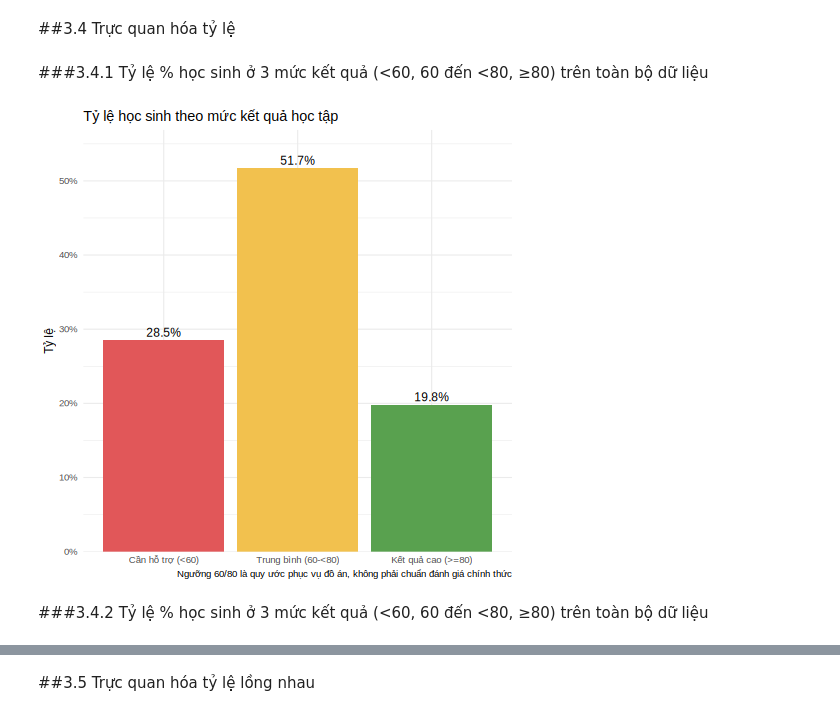
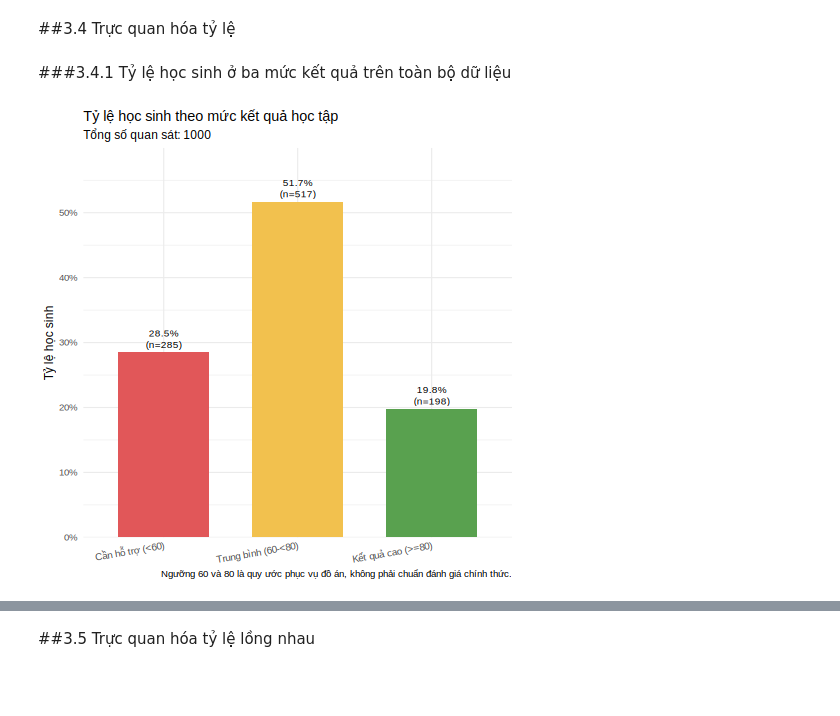
Before and after one commit to 25-DoThanQuocKhanh-24174600024/DHKL18A1HN_Do_An_Nhom_2_CD_3, a Jupyter notebook: Đồ_Án_1_Nhóm_2_2_DHKL18A1HN.ipynb, the cells around one changed output, grey strips where cells are left out. Drawn from its saved outputs; the diff is of its cells as text; code cells hidden in the pictures; blank space fills up the shorter version.

Commit message:
truc quan hoa ty le

```diff
--- a/Đồ_Án_1_Nhóm_2_2_DHKL18A1HN.ipynb
+++ b/Đồ_Án_1_Nhóm_2_2_DHKL18A1HN.ipynb
@@ -1464,19 +1428,37 @@ perf_cols <- c("#E15759", "#F2C14E", "#59A14F")
+# %%
+%%R
+
+library(scales)
+
+# Thứ tự và màu sắc nhất quán giữa các biểu đồ
+perf_levels <- c("Cần hỗ trợ (<60)", "Trung bình (60-<80)", "Kết quả cao (>=80)")
+perf_cols <- c("#E15759", "#F2C14E", "#59A14F")
+
+df <- df |>
+  mutate(performance = factor(performance, levels = perf_levels))
 # %% [markdown]
-###3.4.1 Tỷ lệ % học sinh ở 3 mức kết quả (<60, 60 đến <80, ≥80) trên toàn bộ dữ liệu
+###3.4.1 Tỷ lệ học sinh ở ba mức kết quả trên toàn bộ dữ liệu
 # %%
+
 %%R
-# [p34a] Biểu đồ CỘT: tỷ lệ % học sinh ở 3 mức kết quả (<60, 60-<80, >=80) trên toàn bộ dữ liệu  -> plots/3.4a_ty_le_muc_ket_qua.png
-p34a <- df |> count(performance) |> mutate(pct = n / sum(n)) |>
-  ggplot(aes(performance, pct, fill = performance)) +
-  geom_col(show.legend = FALSE) +
-  geom_text(aes(label = percent(pct, 0.1)), vjust = -0.4) +
-  scale_fill_manual(values = perf_cols) +
-  scale_y_continuous(labels = percent, expand = expansion(mult = c(0, .1))) +
+# Biểu đồ cột: tỷ lệ từng mức kết quả trong toàn bộ dữ liệu
+# Dùng để mô tả cơ cấu chung; các cột cùng chung mẫu số là tổng số học sinh.
+p34a_data <- df |>
+  count(performance) |>
+  mutate(pct = n / sum(n),
+         nhan = paste0(percent(pct, accuracy = 0.1), "\n(n=", n, ")"))
+
+p34a <- ggplot(p34a_data, aes(x = performance, y = pct, fill = performance)) +
+  geom_col(width = 0.68, show.legend = FALSE) +
+  geom_text(aes(label = nhan), vjust = -0.25, size = 3.5, lineheight = 0.95) +
+  scale_fill_manual(values = perf_cols, drop = FALSE) +
+  scale_y_continuous(labels = percent, limits = c(0, NA),
+                     expand = expansion(mult = c(0, 0.16))) +
   labs(title = "Tỷ lệ học sinh theo mức kết quả học tập",
-       caption = "Ngưỡng 60/80 là quy ước phục vụ đồ án, không phải chuẩn đánh giá chính thức",
-       x = NULL, y = "Tỷ lệ")
+       subtitle = paste0("Tổng số quan sát: ", nrow(df)),
+       caption = "Ngưỡng 60 và 80 là quy ước phục vụ đồ án, không phải chuẩn đánh giá chính thức.",
+       x = NULL, y = "Tỷ lệ học sinh") +
+  theme(axis.text.x = element_text(angle = 10, hjust = 1))
 save_plot(p34a, "3.4a_ty_le_muc_ket_qua")
 # %% [output]
-[figure, old version]
+[figure, new version]
-# %% [markdown]
-###3.4.2 Tỷ lệ % học sinh ở 3 mức kết quả (<60, 60 đến <80, ≥80) trên toàn bộ dữ liệu
```
Also changed, not shown: parts of 17 cells of this notebook.
